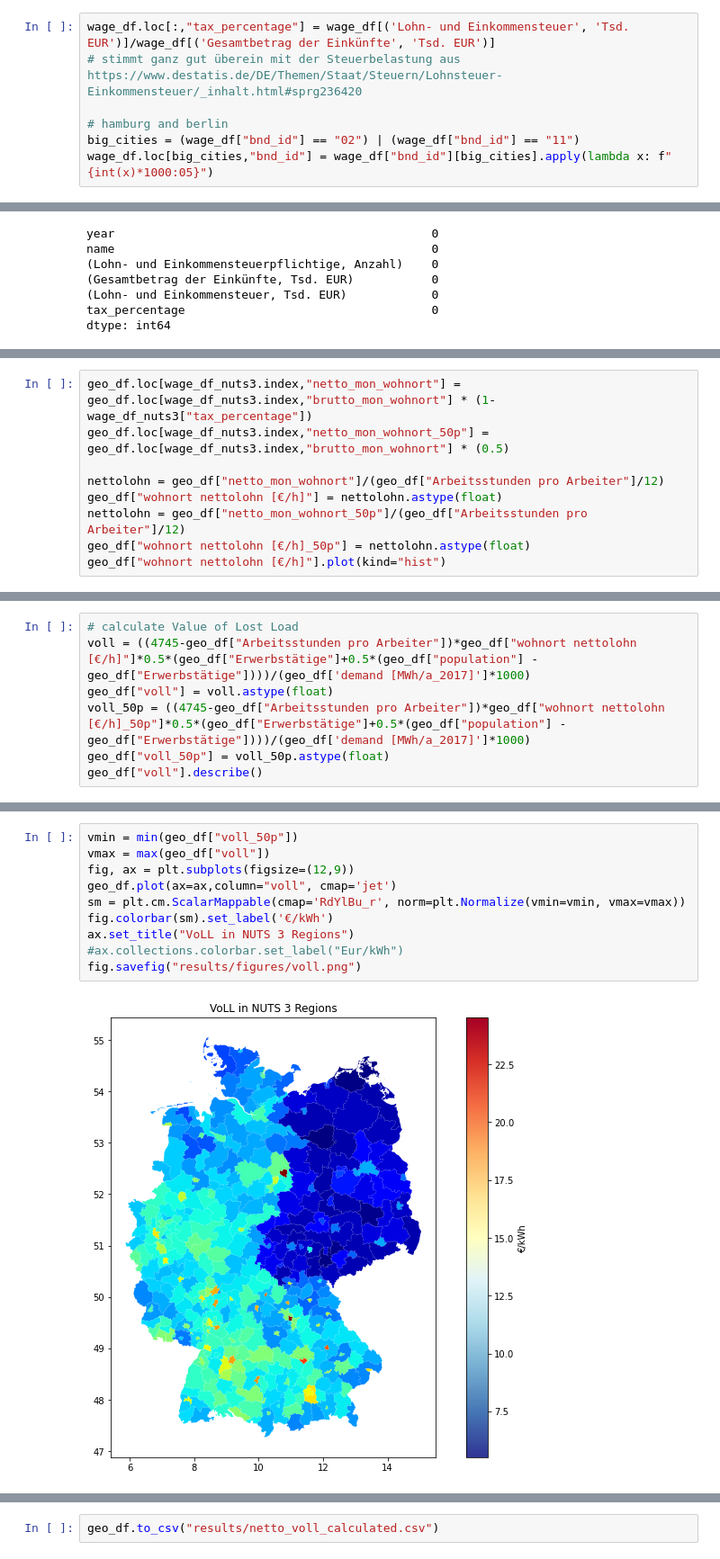
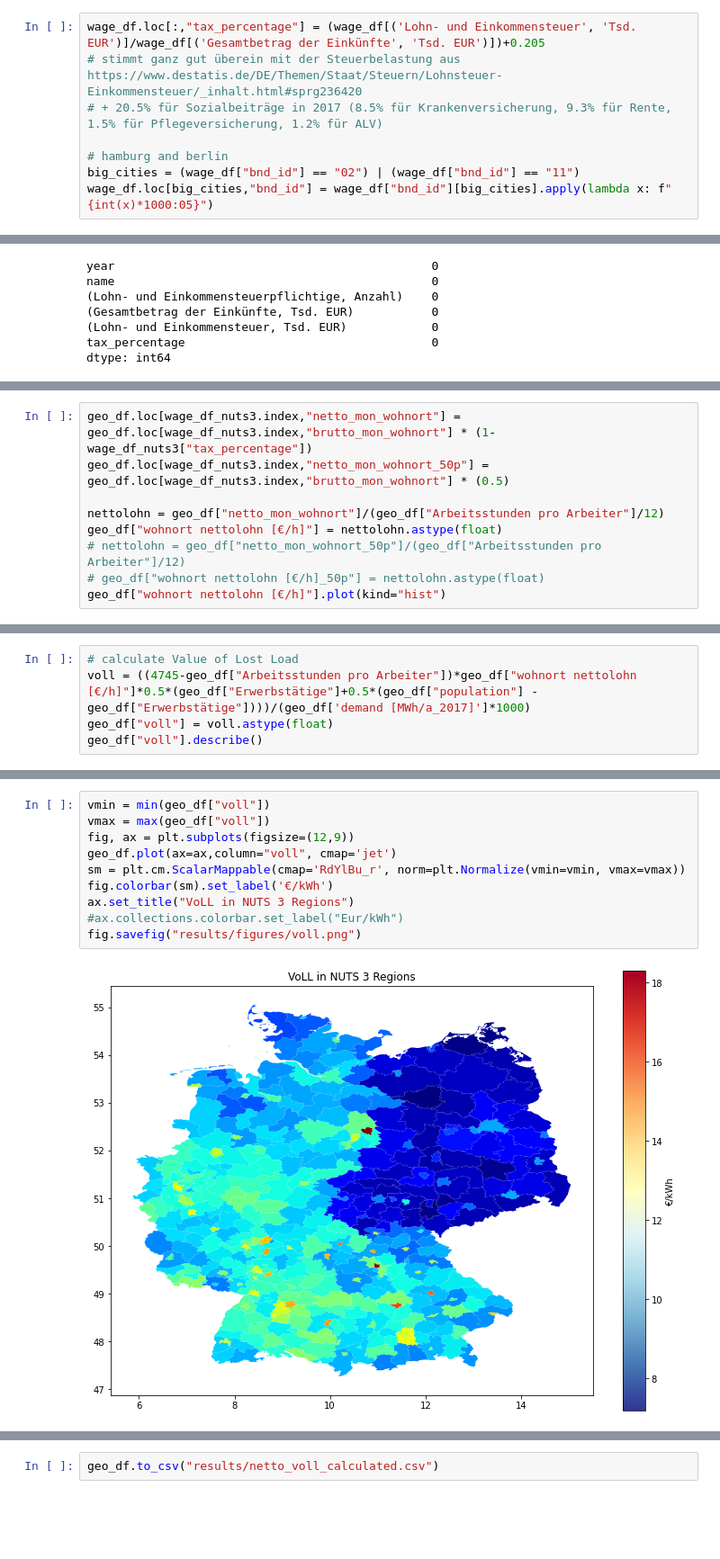
Before and after one commit to david-huck/voll-de, a Jupyter notebook: voll_calculation.ipynb, the cells around one changed output, grey strips where cells are left out. Shown at 90% size. Cells and saved outputs as stored; diff of their text form; blank space fills up the shorter version.

```diff
--- a/voll_calculation.ipynb
+++ b/voll_calculation.ipynb
@@ -298,8 +298,9 @@ Index([                                           'year',
                ('Lohn- und Einkommensteuer', 'Tsd. EUR')],
       dtype='object')
 # %%
-wage_df.loc[:,"tax_percentage"] = wage_df[('Lohn- und Einkommensteuer', 'Tsd. EUR')]/wage_df[('Gesamtbetrag der Einkünfte', 'Tsd. EUR')]
+wage_df.loc[:,"tax_percentage"] = (wage_df[('Lohn- und Einkommensteuer', 'Tsd. EUR')]/wage_df[('Gesamtbetrag der Einkünfte', 'Tsd. EUR')])+0.205
 # stimmt ganz gut überein mit der Steuerbelastung aus https://www.destatis.de/DE/Themen/Staat/Steuern/Lohnsteuer-Einkommensteuer/_inhalt.html#sprg236420
+# + 20.5% für Sozialbeiträge in 2017 (8.5% für Krankenversicherung, 9.3% für Rente, 1.5% für Pflegeversicherung, 1.2% für ALV)
 
 # hamburg and berlin
 big_cities = (wage_df["bnd_id"] == "02") | (wage_df["bnd_id"] == "11")
@@ -338,8 +344,8 @@ geo_df.loc[wage_df_nuts3.index,"netto_mon_wohnort_50p"] = geo_df.loc[wage_df_nut
 
 nettolohn = geo_df["netto_mon_wohnort"]/(geo_df["Arbeitsstunden pro Arbeiter"]/12)
 geo_df["wohnort nettolohn [€/h]"] = nettolohn.astype(float)
-nettolohn = geo_df["netto_mon_wohnort_50p"]/(geo_df["Arbeitsstunden pro Arbeiter"]/12)
-geo_df["wohnort nettolohn [€/h]_50p"] = nettolohn.astype(float)
+# nettolohn = geo_df["netto_mon_wohnort_50p"]/(geo_df["Arbeitsstunden pro Arbeiter"]/12)
+# geo_df["wohnort nettolohn [€/h]_50p"] = nettolohn.astype(float)
 geo_df["wohnort nettolohn [€/h]"].plot(kind="hist")
 # %% [output]
 <AxesSubplot:ylabel='Frequency'>
@@ -376,8 +368,6 @@ fig.savefig("results/figures/net_hourly_wages_50p.png")
 # calculate Value of Lost Load
 voll = ((4745-geo_df["Arbeitsstunden pro Arbeiter"])*geo_df["wohnort nettolohn [€/h]"]*0.5*(geo_df["Erwerbstätige"]+0.5*(geo_df["population"] - geo_df["Erwerbstätige"])))/(geo_df['demand [MWh/a_2017]']*1000)
 geo_df["voll"] = voll.astype(float)
-voll_50p = ((4745-geo_df["Arbeitsstunden pro Arbeiter"])*geo_df["wohnort nettolohn [€/h]_50p"]*0.5*(geo_df["Erwerbstätige"]+0.5*(geo_df["population"] - geo_df["Erwerbstätige"])))/(geo_df['demand [MWh/a_2017]']*1000)
-geo_df["voll_50p"] = voll_50p.astype(float)
 geo_df["voll"].describe()
 # %% [output]
 count    401.000000
@@ -483,12 +423,12 @@ geo_df.sort_values(by='voll').tail(20)
 # %%
-vmin = min(geo_df["voll_50p"])
+vmin = min(geo_df["voll"])
 vmax = max(geo_df["voll"])
 fig, ax = plt.subplots(figsize=(12,9))
 geo_df.plot(ax=ax,column="voll", cmap='jet')
 sm = plt.cm.ScalarMappable(cmap='RdYlBu_r', norm=plt.Normalize(vmin=vmin, vmax=vmax))
 fig.colorbar(sm).set_label('€/kWh')
 ax.set_title("VoLL in NUTS 3 Regions")
 #ax.collections.colorbar.set_label("Eur/kWh")
 fig.savefig("results/figures/voll.png")
 # %% [output]
-[figure, old version]
+[figure, new version]
```
Also changed, not shown: parts of 32 cells of this notebook, 5 other files.
